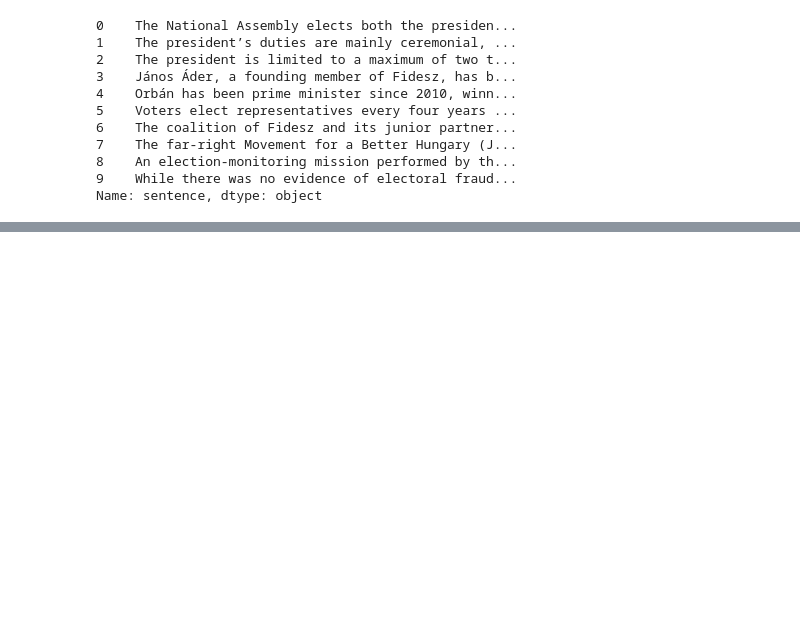
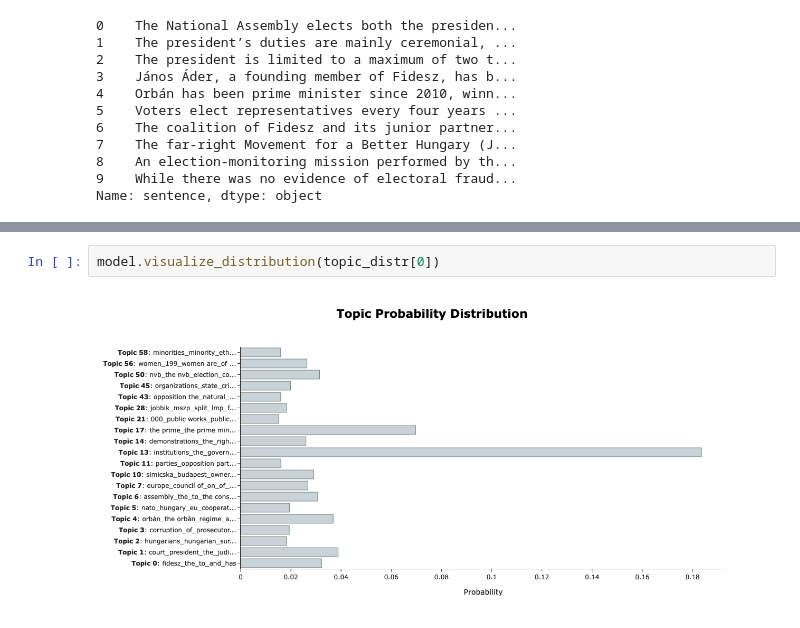
Before and after one commit to backdem/democracy-topic-model, a Jupyter notebook: src/country_topic_model_bert.ipynb, the cells around one changed output, grey strips where cells are left out. Drawn from its saved outputs; the diff is of its cells as text; blank space fills up the shorter version.

```diff
--- a/src/country_topic_model_bert.ipynb
+++ b/src/country_topic_model_bert.ipynb
@@ -84,0 +88,4 @@ model.visualize_hierarchy(top_n_topics=30)
+# %%
+model.visualize_distribution(topic_distr[0])
+# %% [output]
+[figure, added]
```
Also changed, not shown: parts of 8 cells of this notebook.
